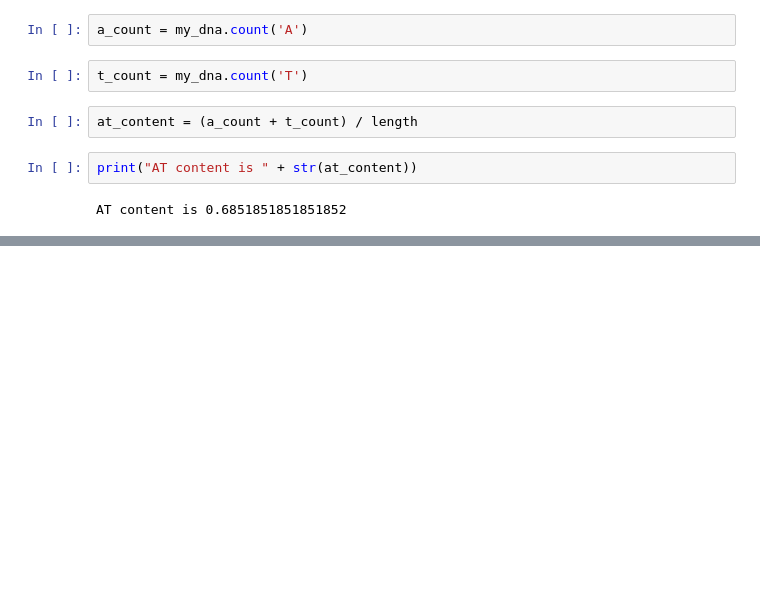
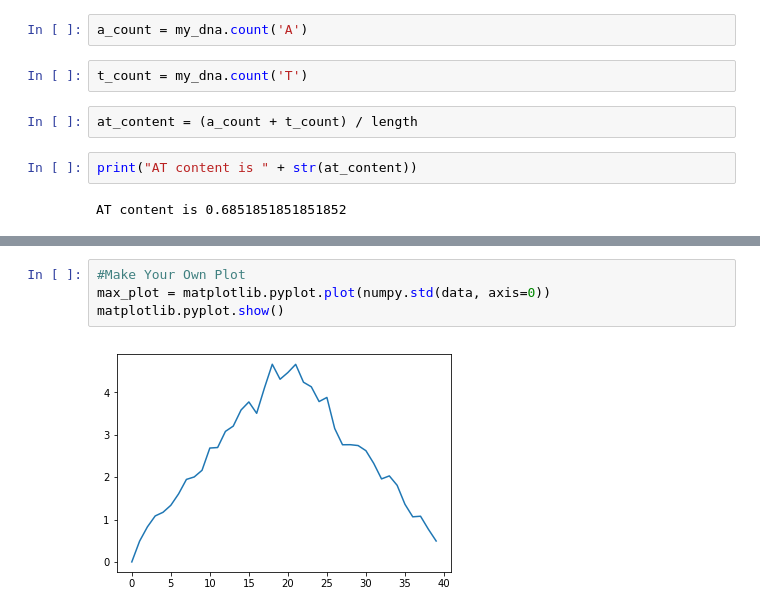
Before and after one commit to ysalama3/homework, a Jupyter notebook: week-3-hw-eeb177.ipynb, the cells around one changed output, grey strips where cells are left out. Saved outputs shown, nothing was run; the diff lists cells and outputs as text; blank space fills up the shorter version.

```diff
--- a/week-3-hw-eeb177.ipynb
+++ b/week-3-hw-eeb177.ipynb
@@ -78,0 +150,6 @@ FileNotFoundError: [Errno 2] No such file or directory: 'inflammation-01.csv'
+# %%
+#Make Your Own Plot
+max_plot = matplotlib.pyplot.plot(numpy.std(data, axis=0))
+matplotlib.pyplot.show()
+# %% [output]
+[figure, added]
```
Also changed, not shown: parts of 15 cells of this notebook.
